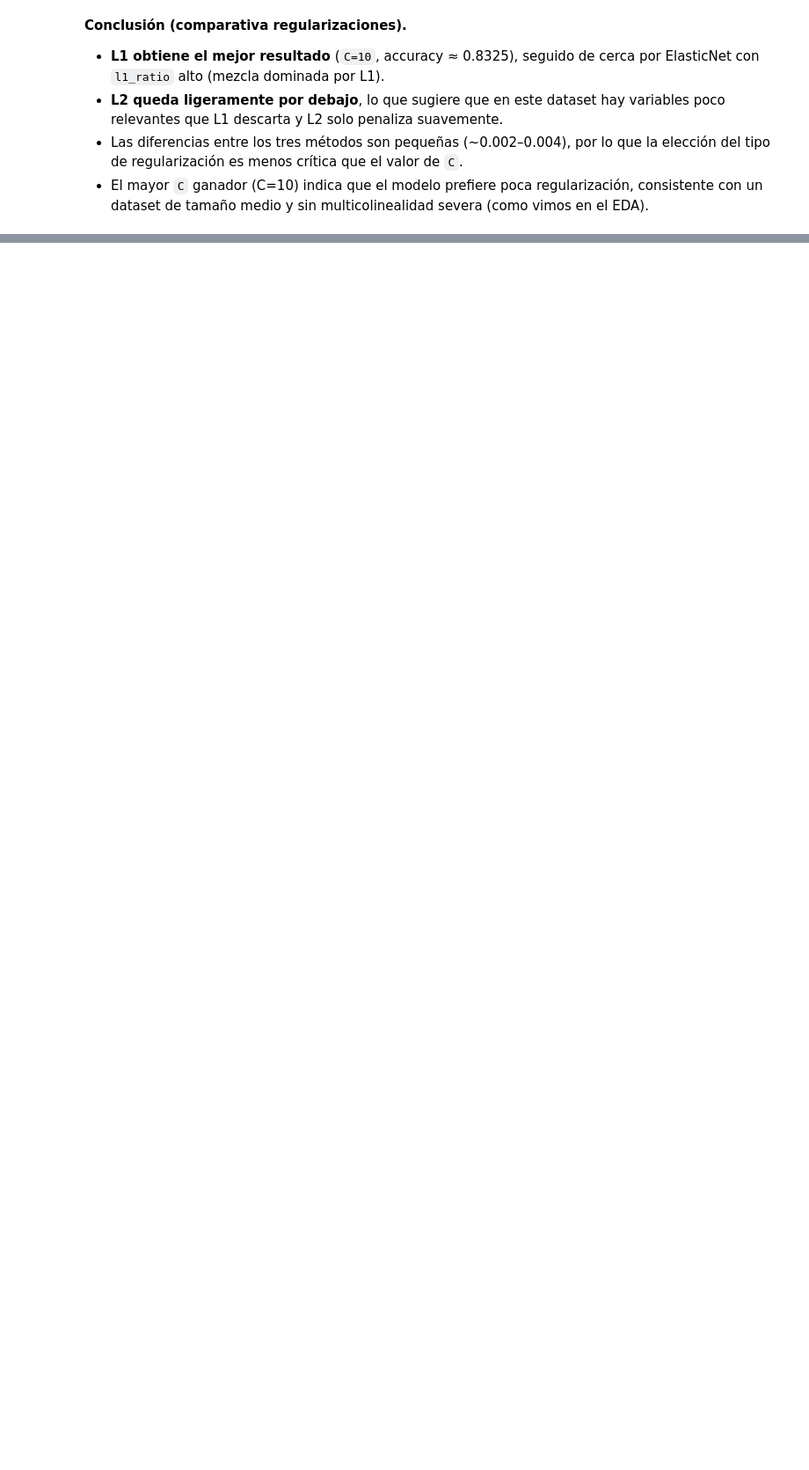
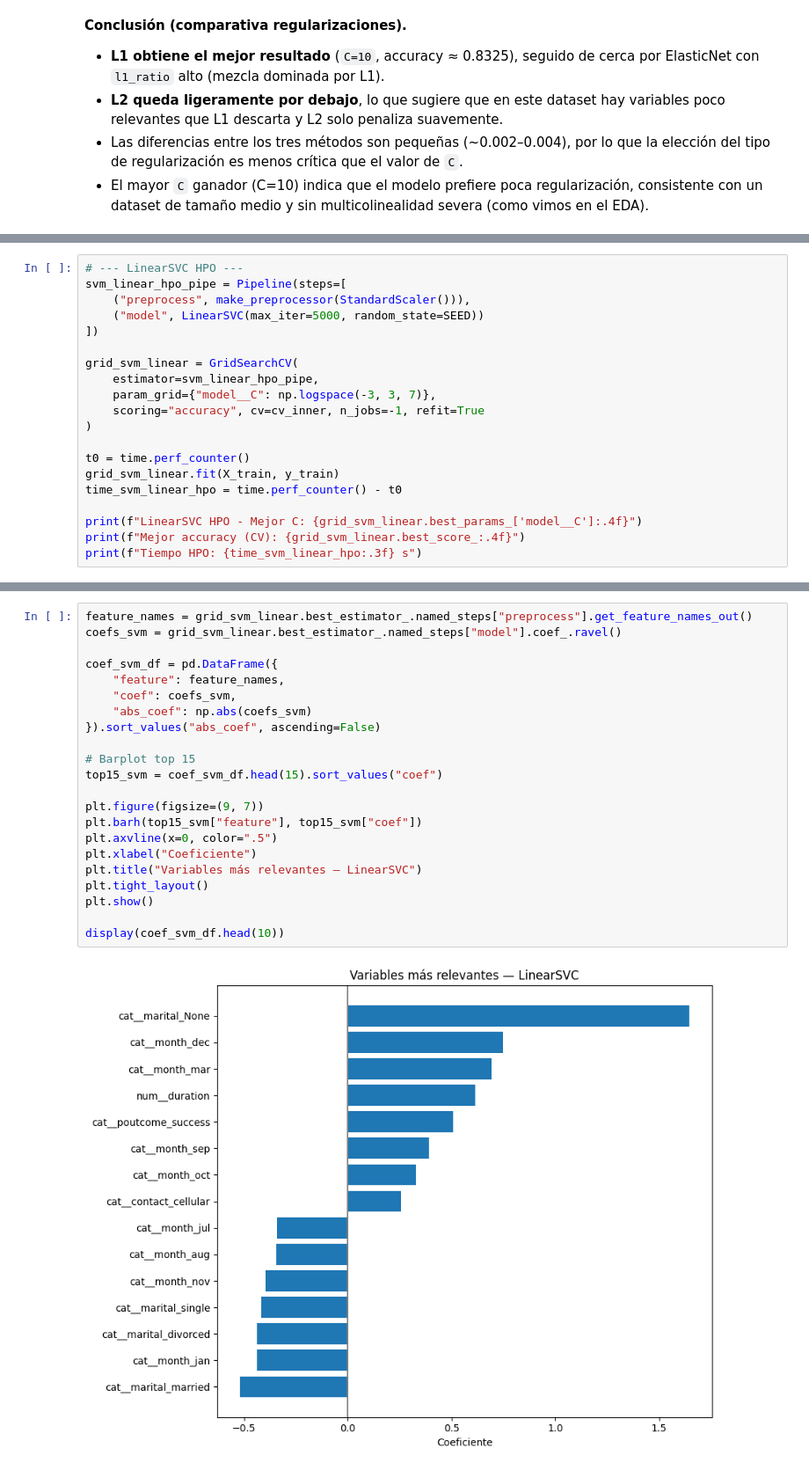
Before and after one commit to DiegoVa6/Grupo05_Practica1, a Jupyter notebook: exercise.ipynb, the cells around one changed output, grey strips where cells are left out. Shown at 88% size. Cells and saved outputs as stored; diff of their text form; blank space fills up the shorter version.

```diff
--- a/exercise.ipynb
+++ b/exercise.ipynb
@@ -1148,0 +1228,20 @@ linear_results.head(10)
+# %%
+# --- LinearSVC HPO ---
+svm_linear_hpo_pipe = Pipeline(steps=[
+    ("preprocess", make_preprocessor(StandardScaler())),
+    ("model", LinearSVC(max_iter=5000, random_state=SEED))
+])
+
+grid_svm_linear = GridSearchCV(
+    estimator=svm_linear_hpo_pipe,
+    param_grid={"model__C": np.logspace(-3, 3, 7)},
+    scoring="accuracy", cv=cv_inner, n_jobs=-1, refit=True
+)
+
+t0 = time.perf_counter()
+grid_svm_linear.fit(X_train, y_train)
+time_svm_linear_hpo = time.perf_counter() - t0
+
+print(f"LinearSVC HPO - Mejor C: {grid_svm_linear.best_params_['model__C']:.4f}")
+print(f"Mejor accuracy (CV): {grid_svm_linear.best_score_:.4f}")
+print(f"Tiempo HPO: {time_svm_linear_hpo:.3f} s")
@@ -1148,0 +1333,24 @@ linear_results.head(10)
+# %%
+feature_names = grid_svm_linear.best_estimator_.named_steps["preprocess"].get_feature_names_out()
+coefs_svm = grid_svm_linear.best_estimator_.named_steps["model"].coef_.ravel()
+
+coef_svm_df = pd.DataFrame({
+    "feature": feature_names,
+    "coef": coefs_svm,
+    "abs_coef": np.abs(coefs_svm)
+}).sort_values("abs_coef", ascending=False)
+
+# Barplot top 15
+top15_svm = coef_svm_df.head(15).sort_values("coef")
+
+plt.figure(figsize=(9, 7))
+plt.barh(top15_svm["feature"], top15_svm["coef"])
+plt.axvline(x=0, color=".5")
+plt.xlabel("Coeficiente")
+plt.title("Variables más relevantes — LinearSVC")
+plt.tight_layout()
+plt.show()
+
+display(coef_svm_df.head(10))
+# %% [output]
+[figure, added]
```
Also changed, not shown: parts of 14 cells of this notebook.
